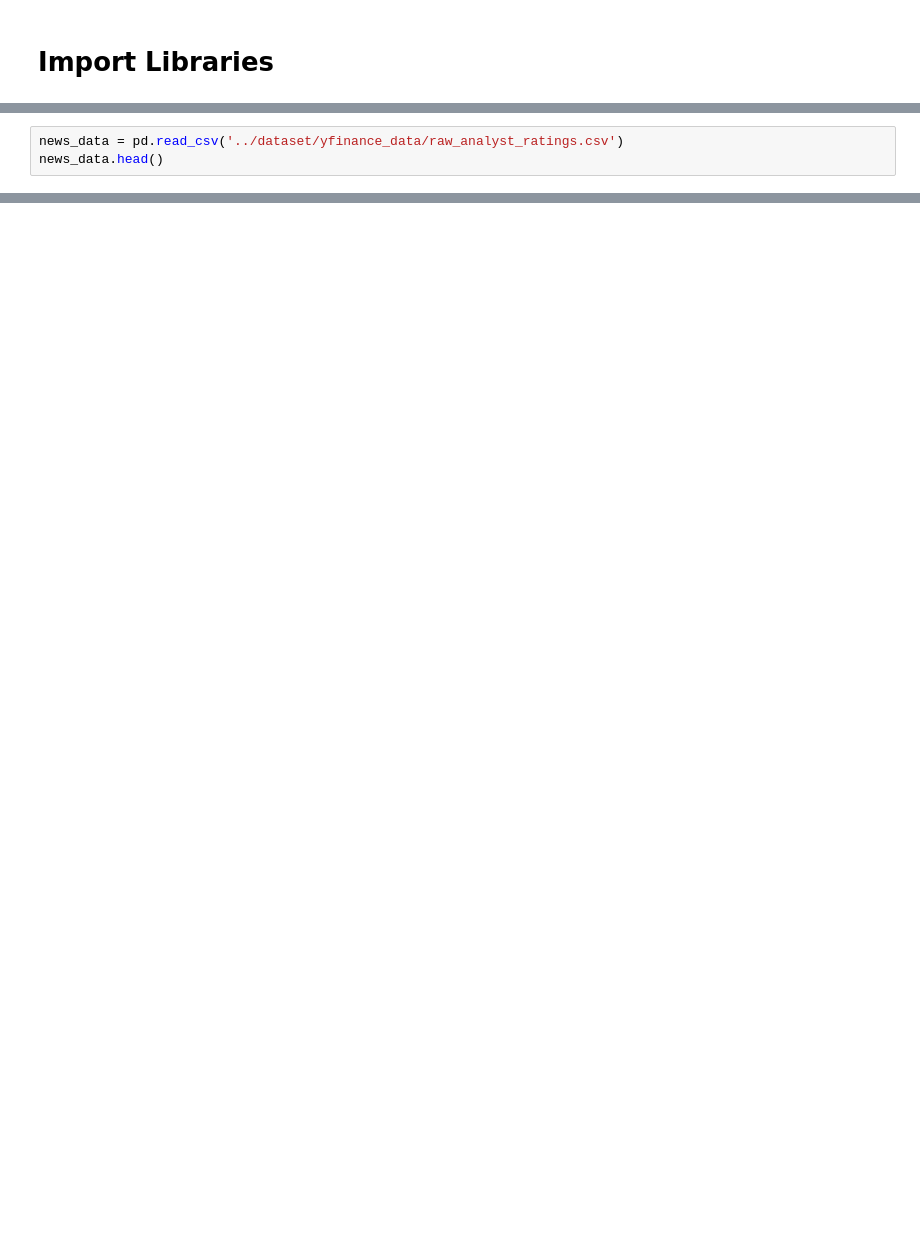
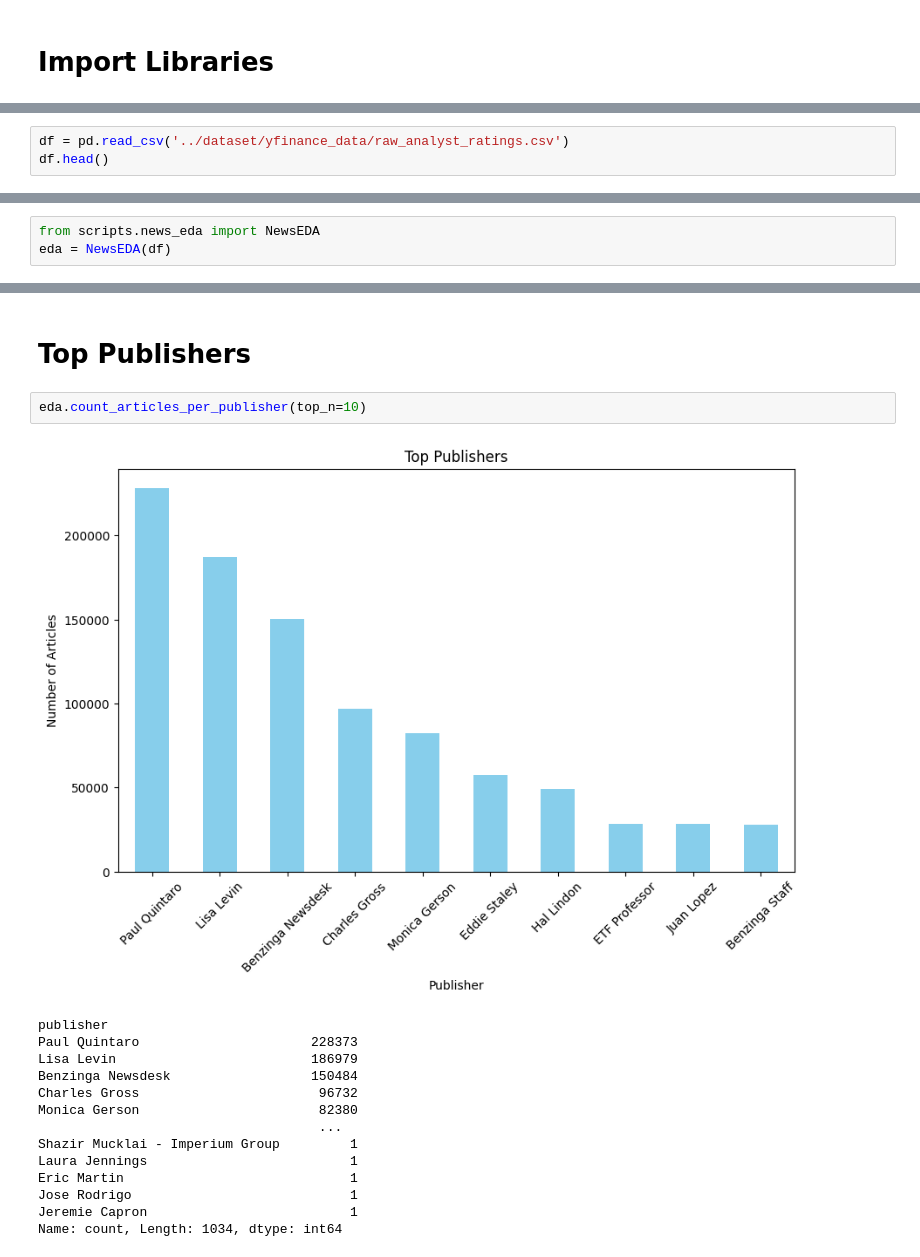
Before and after one commit to HabibiGirum/Stock_Market_Insights_From_Financial_news, a Jupyter notebook: notebooks/stock_analysis.ipynb, the cells around one changed output, grey strips where cells are left out. Saved outputs shown, nothing was run; the diff lists cells and outputs as text; blank space fills up the shorter version.

Commit message:
calculate headline length and count article per publisher

```diff
--- a/notebooks/stock_analysis.ipynb
+++ b/notebooks/stock_analysis.ipynb
@@ -10,6 +10,6 @@ import seaborn as sns
 # %%
-news_data = pd.read_csv('../dataset/yfinance_data/raw_analyst_ratings.csv')
-news_data.head()
+df = pd.read_csv('../dataset/yfinance_data/raw_analyst_ratings.csv')
+df.head()
 # %% [output]
 |  | Unnamed: 0 | headline | url | publisher | date | stock |
 | 0 | 0 | Stocks That Hit 52-Week Highs On ... | https://www.benzinga.com/news/20/... | Benzinga Insights | 2020-06-05 10:30:54-04:00 | A |
@@ -17,3 +17,6 @@ news_data.head()
 | 2 | 2 | 71 Biggest Movers From Friday | https://www.benzinga.com/news/20/... | Lisa Levin | 2020-05-26 04:30:07-04:00 | A |
 | 3 | 3 | 46 Stocks Moving In Friday's Mid-... | https://www.benzinga.com/news/20/... | Lisa Levin | 2020-05-22 12:45:06-04:00 | A |
 | 4 | 4 | B of A Securities Maintains Neutr... | https://www.benzinga.com/news/20/... | Vick Meyer | 2020-05-22 11:38:59-04:00 | A |
+# %%
+from scripts.news_eda import NewsEDA
+eda = NewsEDA(df)
@@ -19,0 +37,19 @@ news_data.head()
+# %% [markdown]
+# Top Publishers
+# %%
+eda.count_articles_per_publisher(top_n=10)
+# %% [output]
+[figure, added]
+publisher
+Paul Quintaro                      228373
+Lisa Levin                         186979
+Benzinga Newsdesk                  150484
+Charles Gross                       96732
+Monica Gerson                       82380
+                                    ...
+Shazir Mucklai - Imperium Group         1
+Laura Jennings                          1
+Eric Martin                             1
+Jose Rodrigo                            1
+Jeremie Capron                          1
+Name: count, Length: 1034, dtype: int64
```
Also changed, not shown: parts of 5 cells of this notebook, 3 other files.
